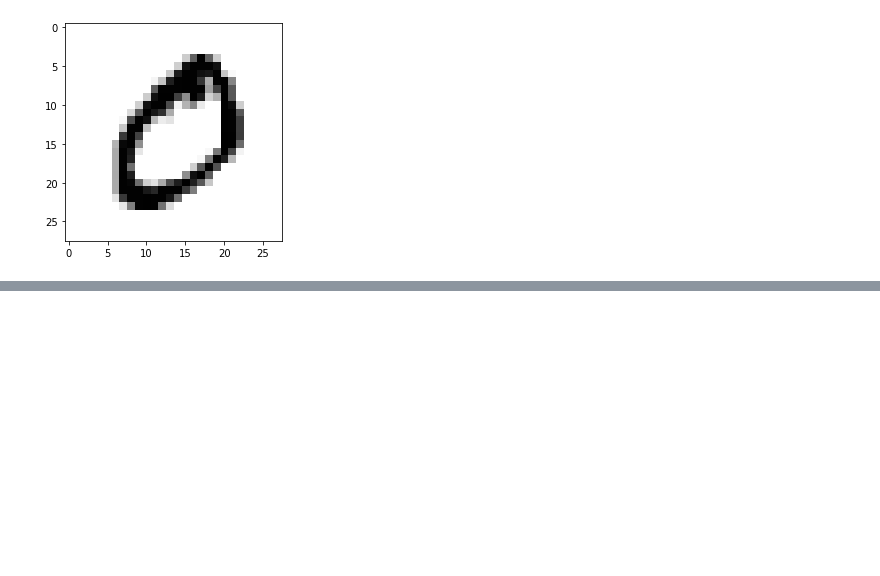
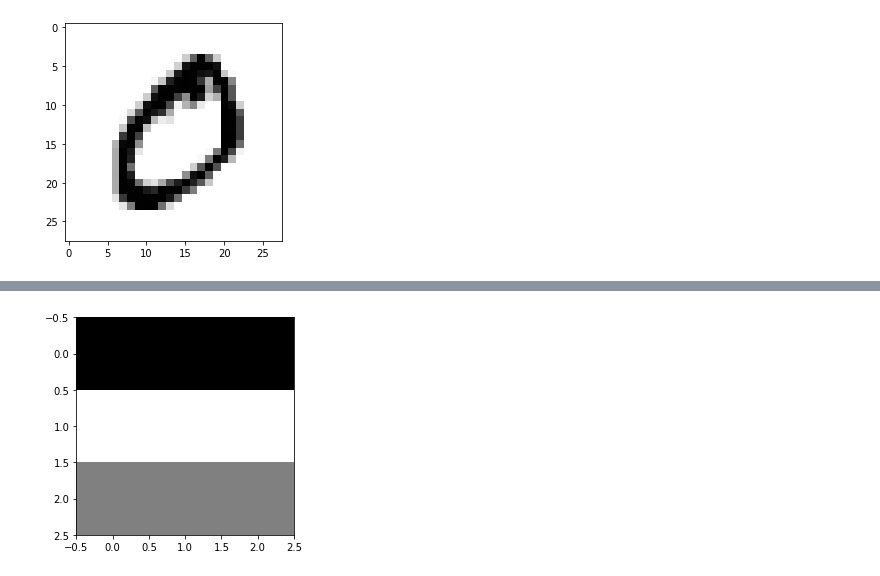
Before and after one commit to ynkim0/study, a Jupyter notebook: convolusion.ipynb, the cells around one changed output, grey strips where cells are left out. Saved outputs shown, nothing was run; the diff lists cells and outputs as text; code cells hidden in the pictures; blank space fills up the shorter version.

```diff
--- a/convolusion.ipynb
+++ b/convolusion.ipynb
@@ -44,0 +52,5 @@ filter = np.array([[1,1,1],[0,0,0],[0.5,0.5,0.5]])
+# %%
+plt.imshow(filter, cmap='gray')
+plt.show()
+# %% [output]
+[figure, added]
```
Also changed, not shown: parts of 9 cells of this notebook.
